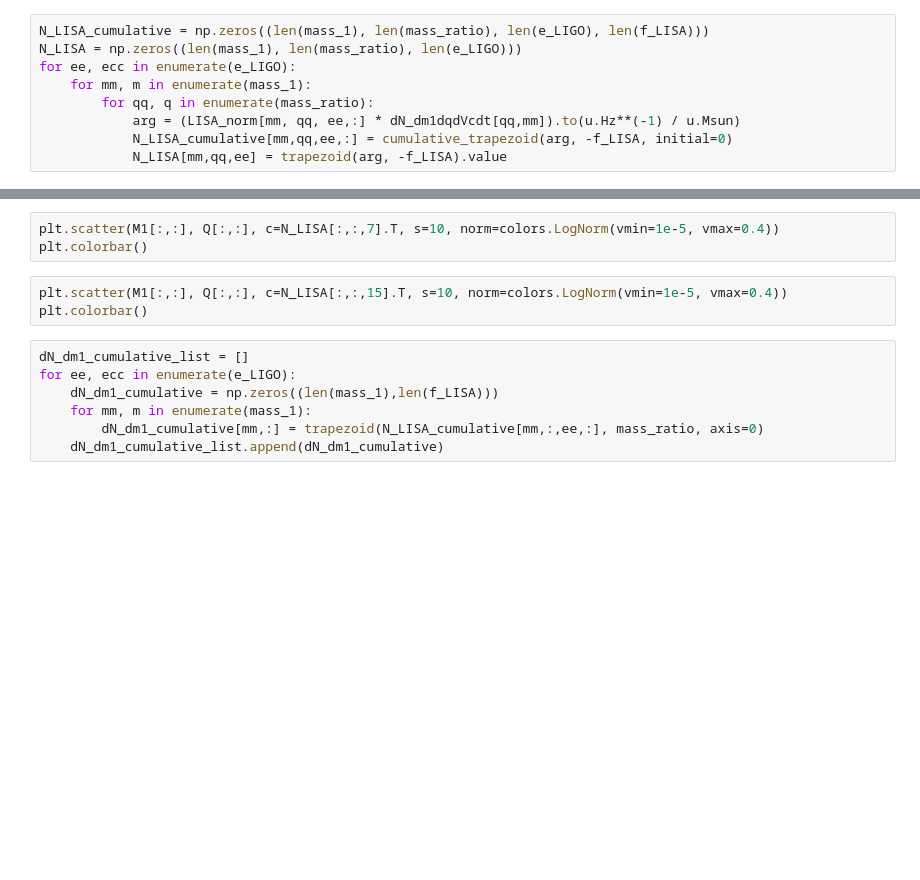
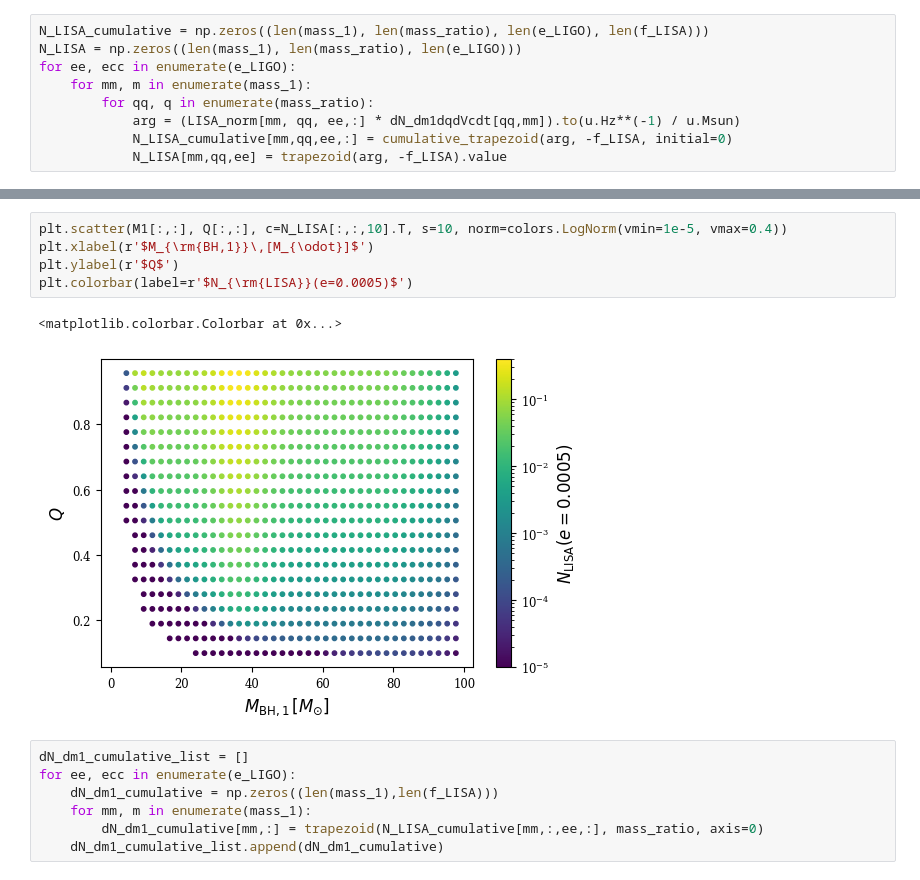
Before and after one commit to katiebreivik/eccentric-catastrophe, a Jupyter notebook: src/scripts/fig2.ipynb, the cells around one changed output, grey strips where cells are left out. Saved outputs shown, nothing was run; the diff lists cells and outputs as text; blank space fills up the shorter version.

```diff
--- a/src/scripts/fig2.ipynb
+++ b/src/scripts/fig2.ipynb
@@ -285,9 +258,11 @@ plt.colorbar()
 # %%
-plt.scatter(M1[:,:], Q[:,:], c=N_LISA[:,:,7].T, s=10, norm=colors.LogNorm(vmin=1e-5, vmax=0.4))
-plt.colorbar()
+plt.scatter(M1[:,:], Q[:,:], c=N_LISA[:,:,10].T, s=10, norm=colors.LogNorm(vmin=1e-5, vmax=0.4))
+plt.xlabel(r'$M_{\rm{BH,1}}\,[M_{\odot}]$')
+plt.ylabel(r'$Q$')
+plt.colorbar(label=r'$N_{\rm{LISA}}(e=0.0005)$')
+# %% [output]
+<matplotlib.colorbar.Colorbar at 0x...>
+[figure, added]
-# %%
-plt.scatter(M1[:,:], Q[:,:], c=N_LISA[:,:,15].T, s=10, norm=colors.LogNorm(vmin=1e-5, vmax=0.4))
-plt.colorbar()
 # %%
 dN_dm1_cumulative_list = []
 for ee, ecc in enumerate(e_LIGO):
```
Also changed, not shown: parts of 25 cells of this notebook, 5 other files.
